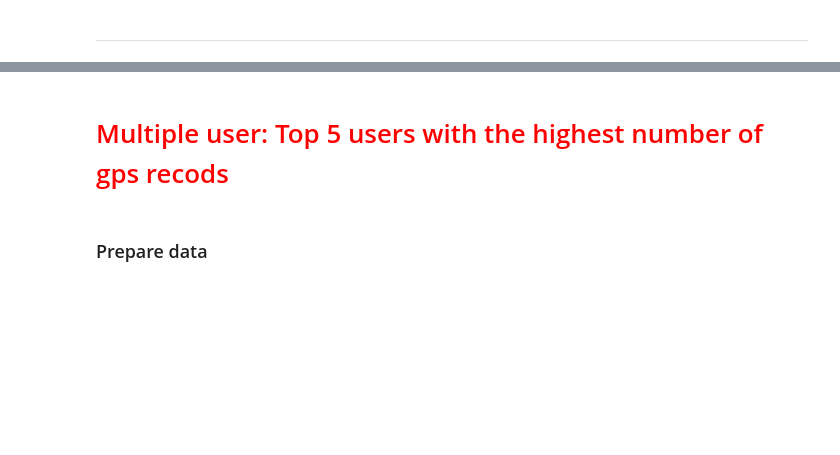
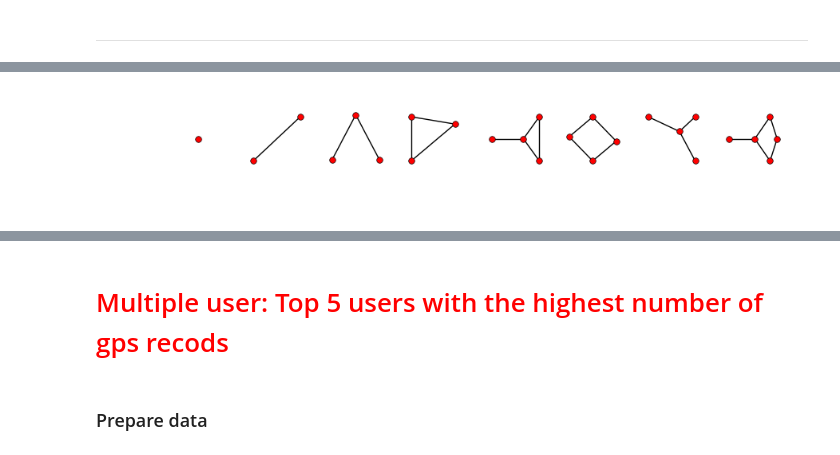
Before and after one commit to xz278/motif-python, a Jupyter notebook: location-public.ipynb, the cells around one changed output, grey strips where cells are left out. Saved outputs shown, nothing was run; the diff lists cells and outputs as text; code cells hidden in the pictures; blank space fills up the shorter version.

```diff
--- a/location-public.ipynb
+++ b/location-public.ipynb
@@ -776,0 +842,8 @@ def add_subplot_axes(ax,rect,axisbg='w'):
+# %%
+count_info = pd.read_csv('./precision-7/count_info.csv', usecols=['uid','count']).set_index('uid')
+uid = test_data.index[0]
+prefix = './precision-8/'
+eureka = pd.read_csv(prefix + uid, usecols = ['time','longitude','latitude','geo_hash'])
+df= eureka.set_index(pd.to_datetime(eureka.time))
+df = df.tz_localize('America/New_York',ambiguous = [False] * len(df))
+df = df.sort_index()
@@ -776,0 +876,4 @@ def add_subplot_axes(ax,rect,axisbg='w'):
+# %%
+x = y.ix[:,['latitude','longitude','stay_point']]
+# %%
+g = x.groupby('stay_point')
@@ -776,0 +1007,18 @@ def add_subplot_axes(ax,rect,axisbg='w'):
+# %%
+d = []
+for k, v in graphs.items():
+    d.append({'g': k, 'total': len(v)})
+
+d = sorted(d, key=lambda z: z['total'], reverse=True)
+
+# Now sort these motifs by node count
+
+f = sorted(d[:20], key=lambda z: len(z['g'].nodes()))
+
+fig = plt.figure(figsize=(10, 1))
+for index, ff in enumerate(f):
+    g = ff['g']
+    ax = fig.add_subplot(1, len(f), index + 1)
+    nx.draw_spectral(g, ax=ax, node_size=30)
+# %% [output]
+[figure, added]
```
Also changed, not shown: parts of 76 cells of this notebook.
